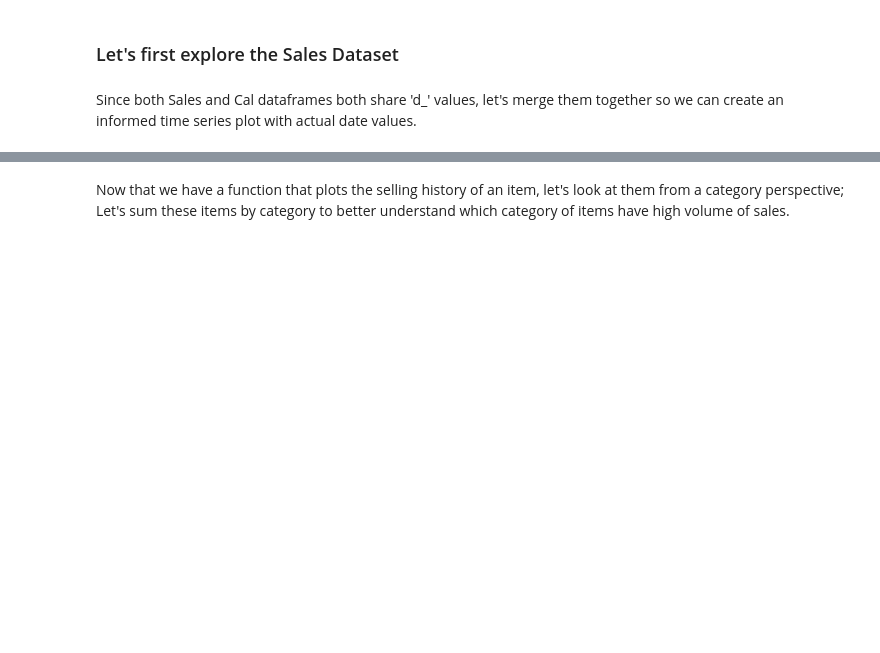
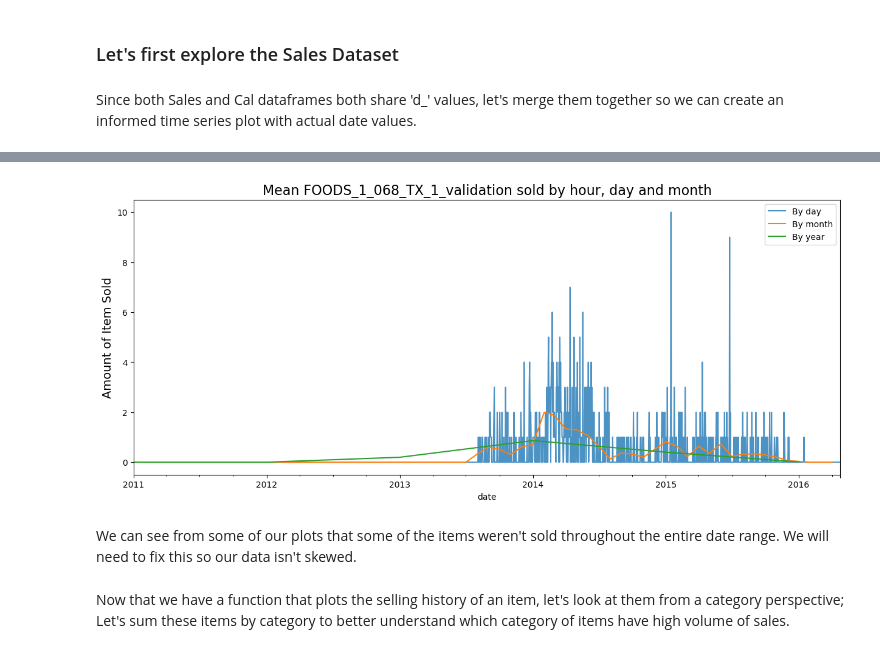
Before and after one commit to Luke-Gray/M5-Accuracy, a Jupyter notebook: M5 Basic EDA.ipynb, the cells around one changed output, grey strips where cells are left out. Cells and saved outputs as stored; diff of their text form; code cells hidden in the pictures; blank space fills up the shorter version.

```diff
--- a/M5 Basic EDA.ipynb
+++ b/M5 Basic EDA.ipynb
@@ -98,0 +100,6 @@ plot_item('HOBBIES_1_004_CA_1_validation')
+# %%
+plot_item('FOODS_1_068_TX_1_validation')
+# %% [output]
+[figure, added]
+# %% [markdown]
+We can see from some of our plots that some of the items weren't sold throughout the entire date range. We will need to fix this so our data isn't skewed.
```
Also changed, not shown: parts of 8 cells of this notebook.
